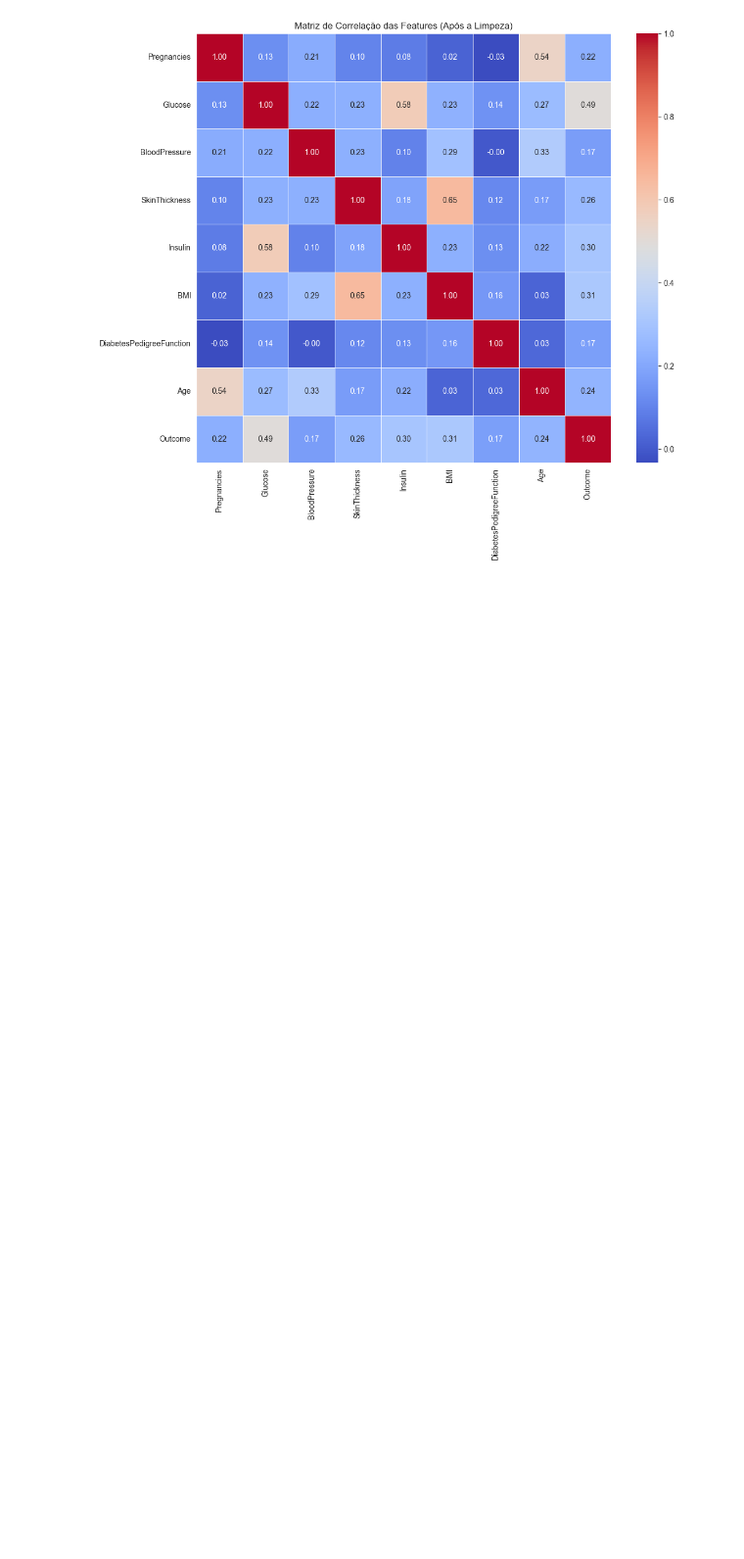
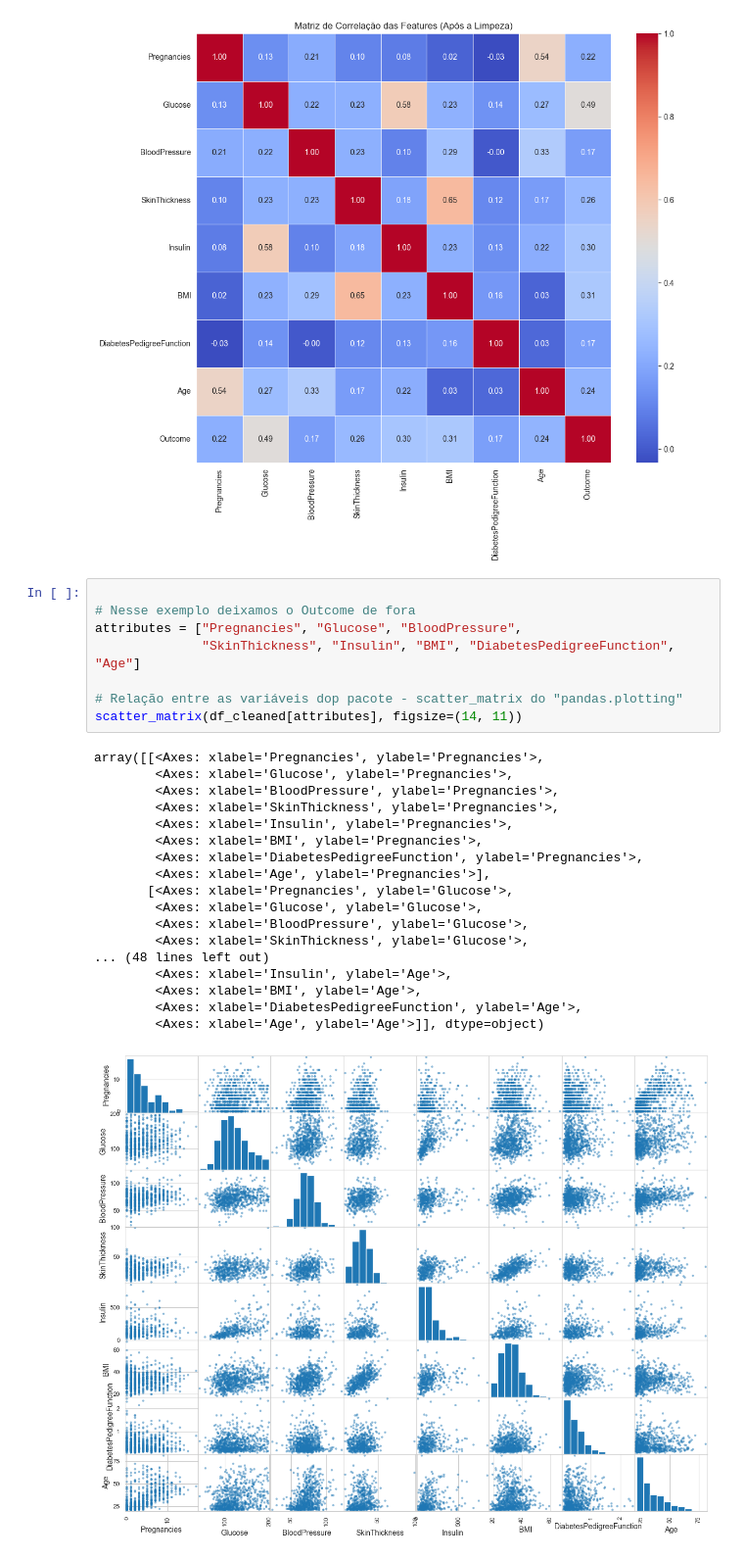
Before and after one commit to Uill2110/tech_challenge, a Jupyter notebook: notebooks/refactored-diabetes-eda.ipynb, the cells around one changed output. Shown at 98% size. Cells and saved outputs as stored; diff of their text form; blank space fills up the shorter version.

```diff
--- a/notebooks/refactored-diabetes-eda.ipynb
+++ b/notebooks/refactored-diabetes-eda.ipynb
@@ -92,3 +166,30 @@ plt.show()
 --- 3. Análise Exploratória dos Dados (Pós-Limpeza) ---
 [figure]
 [figure]
+# %%
+
+# Nesse exemplo deixamos o Outcome de fora
+attributes = ["Pregnancies", "Glucose", "BloodPressure",
+              "SkinThickness", "Insulin", "BMI", "DiabetesPedigreeFunction", "Age"]
+
+# Relação entre as variáveis dop pacote - scatter_matrix do "pandas.plotting"
+scatter_matrix(df_cleaned[attributes], figsize=(14, 11))
+# %% [output]
+array([[<Axes: xlabel='Pregnancies', ylabel='Pregnancies'>,
+        <Axes: xlabel='Glucose', ylabel='Pregnancies'>,
+        <Axes: xlabel='BloodPressure', ylabel='Pregnancies'>,
+        <Axes: xlabel='SkinThickness', ylabel='Pregnancies'>,
+        <Axes: xlabel='Insulin', ylabel='Pregnancies'>,
+        <Axes: xlabel='BMI', ylabel='Pregnancies'>,
+        <Axes: xlabel='DiabetesPedigreeFunction', ylabel='Pregnancies'>,
+        <Axes: xlabel='Age', ylabel='Pregnancies'>],
+       [<Axes: xlabel='Pregnancies', ylabel='Glucose'>,
+        <Axes: xlabel='Glucose', ylabel='Glucose'>,
+        <Axes: xlabel='BloodPressure', ylabel='Glucose'>,
+        <Axes: xlabel='SkinThickness', ylabel='Glucose'>,
+... (48 lines left out)
+        <Axes: xlabel='Insulin', ylabel='Age'>,
+        <Axes: xlabel='BMI', ylabel='Age'>,
+        <Axes: xlabel='DiabetesPedigreeFunction', ylabel='Age'>,
+        <Axes: xlabel='Age', ylabel='Age'>]], dtype=object)
+[figure, added]
```
Also changed, not shown: parts of 9 cells of this notebook, 2 other files.
